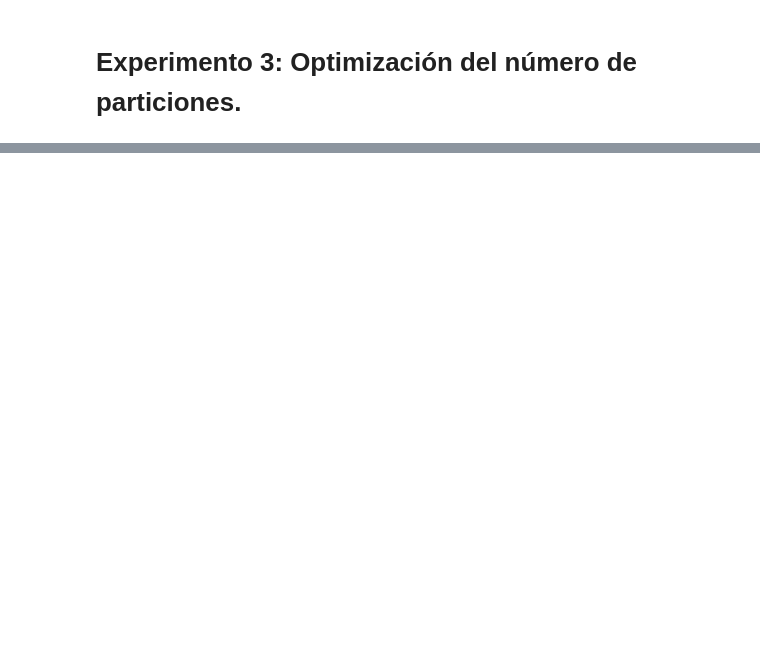
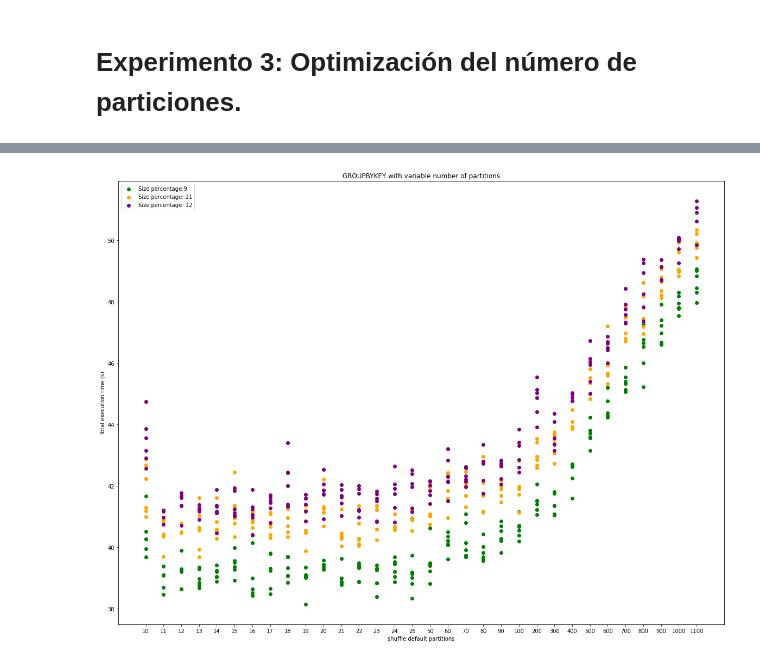
Before and after one commit to sargar19/trabajo-fin-de-grado, a Jupyter notebook: notebooks/Experimento 3.ipynb, the cells around one changed output, grey strips where cells are left out. Cells and saved outputs as stored; diff of their text form; code cells hidden in the pictures; blank space fills up the shorter version.

```diff
--- a/notebooks/Experimento 3.ipynb
+++ b/notebooks/Experimento 3.ipynb
@@ -28,0 +75,24 @@ execution_times['Transformation'] = execution_times['App Name'].map(lambda x: x.
+# %%
+x_1 = example_9['Partitions']
+y_1 = example_9['Total app execution time (s)']
+x_2 = example_11['Partitions']
+y_2 = example_11['Total app execution time (s)']
+x_3 = example_12['Partitions']
+y_3 = example_12['Total app execution time (s)']
+
+plt.figure(figsize=(20,15))
+plt.scatter(x_1, y_1, marker = 'o', color = 'green')
+plt.scatter(x_2, y_2, marker = 'o', color = 'orange')
+plt.scatter(x_3, y_3, marker = 'o', color = 'purple')
+plt.legend({'Size percentage:9','Size percentage: 12', 'Size percentage: 11'})
+
+# axis
+plt.xlabel('shuffle default partitions')
+plt.ylabel('Total execution time (s)')
+
+# title
+plt.title('GROUPBYKEY with variable number of partitions')
+
+plt.show()
+# %% [output]
+[figure, added]
```
Also changed, not shown: parts of 12 cells of this notebook, 1 other file.
